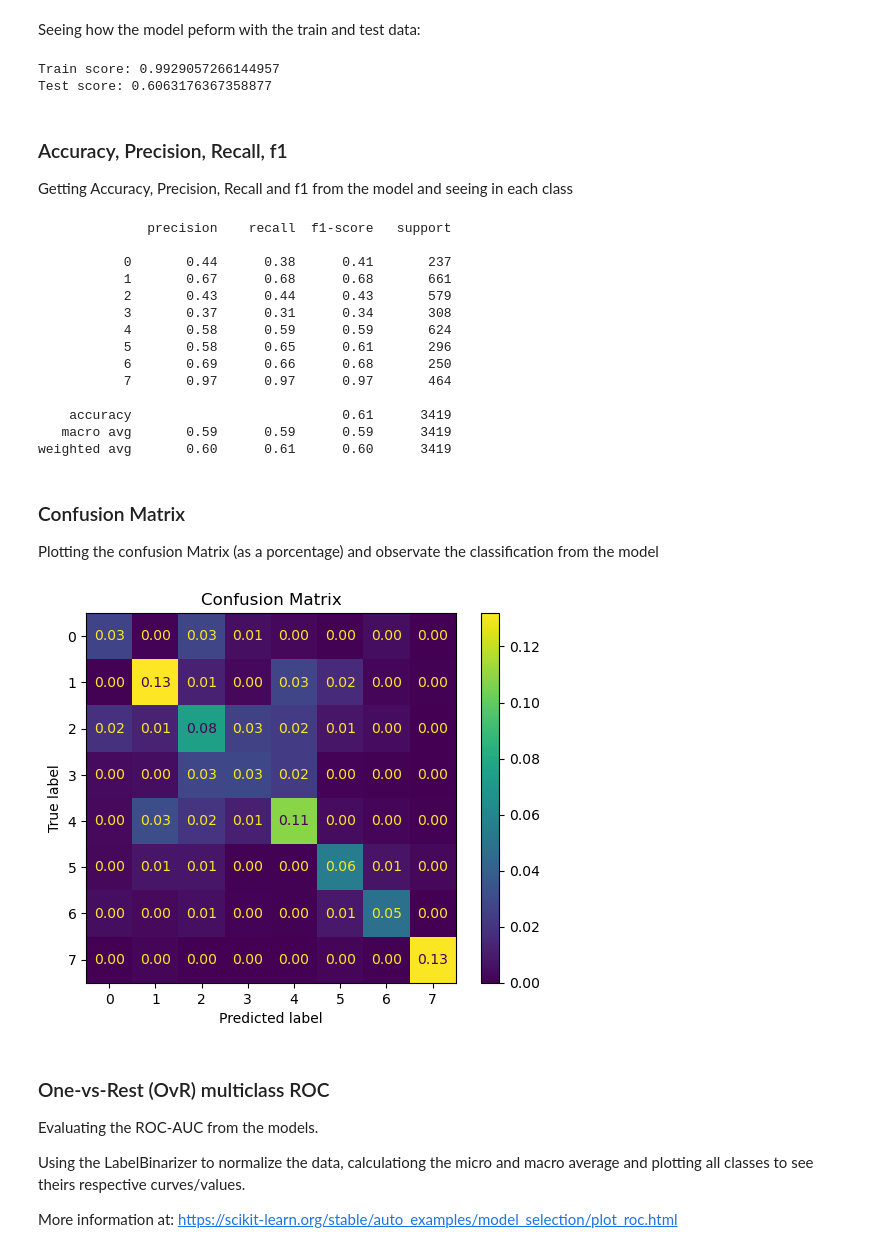
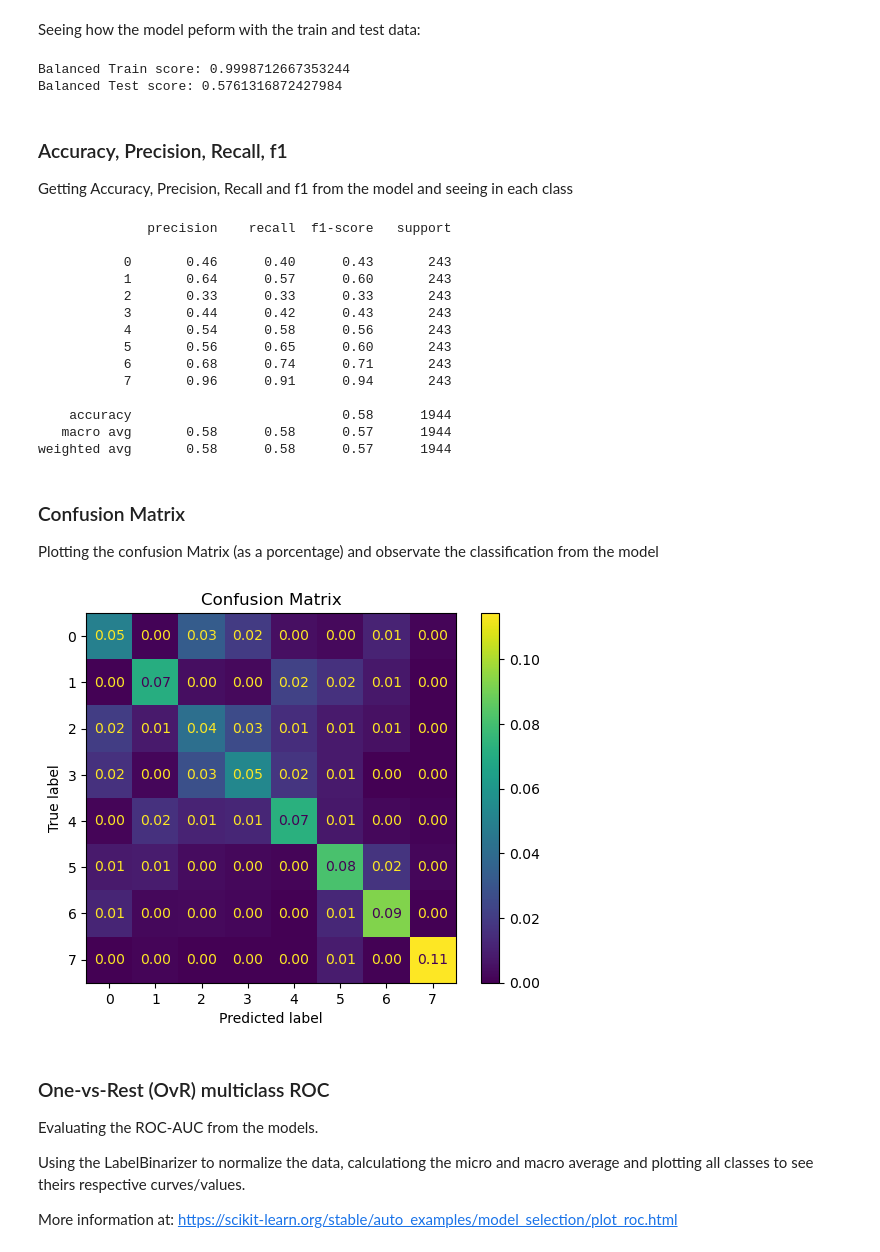
Before and after one commit to ottospiga/blood_cell_classification, a Jupyter notebook: notebooks/03-baseline-model.ipynb, the cells around one changed output. Saved outputs shown, nothing was run; the diff lists cells and outputs as text; code cells hidden in the pictures.

Commit message:
UPDATE: Redoing the baseline model to solidify results

```diff
--- a/notebooks/03-baseline-model.ipynb
+++ b/notebooks/03-baseline-model.ipynb
@@ -59,4 +59,4 @@ images.shape
 Spliting data into training and testing sets
 # %%
 # Spliting data into training and testing sets
-X_train, X_test, y_train, y_test = train_test_split(images, labels, test_size=0.2, random_state=42)
+X_train, X_test, y_train, y_test = train_test_split(images, labels, train_size=0.8, test_size=0.2, stratify=labels, random_state=42)
@@ -84,6 +195,10 @@ print(result)
 Training/fiting the models
 # %%
 # Training logistic regression model
-logreg = LogisticRegression(max_iter=10000)
-logreg.fit(X_train, y_train)
+logreg = LogisticRegression(
+    max_iter=10000,
+    # n_jobs=-1,
+    verbose=1
+)
+logreg.fit(X_train_balanced, y_train_balanced)
 # %% [output]
@@ -101,16 +248,14 @@ LogisticRegression(max_iter=10000)
 Seeing how the model peform with the train and test data:
 # %%
 # Training and test score
-print(f"Train score: {logreg.score(X_train, y_train)}")
-print(f"Test score: {logreg.score(X_test, y_test)}")
-
-# Evaluating the model
-# y_pred = logreg.predict(X_test)
-# accuracy = accuracy_score(y_test, y_pred)
-# print("Accuracy:", accuracy)
+print(f"Balanced Train score: {logreg.score(X_train_balanced, y_train_balanced)}")
+print(f"Balanced Test score: {logreg.score(X_test_balanced, y_test_balanced)}")
+# print("-----------------------")
+# print(f"Train score: {logreg.score(X_train, y_train)}")
+# print(f"Test score: {logreg.score(X_test, y_test)}")
 # %% [output]
-Train score: 0.9929057266144957
-Test score: 0.6063176367358877
+Balanced Train score: 0.9998712667353244
+Balanced Test score: 0.5761316872427984
 # %% [markdown]
 ### Accuracy, Precision, Recall, f1
 
@@ -118,23 +263,24 @@ Getting Accuracy, Precision, Recall and f1 from the model and seeing in each cla
 # %%
 from sklearn.metrics import classification_report
 
-report_initial = classification_report(y_test, y_pred)
+y_pred = logreg.predict(X_test_balanced)
+report_initial = classification_report(y_test_balanced, y_pred)
 print(report_initial)
 # %% [output]
               precision    recall  f1-score   support
 
-           0       0.44      0.38      0.41       237
-           1       0.67      0.68      0.68       661
-           2       0.43      0.44      0.43       579
-           3       0.37      0.31      0.34       308
-           4       0.58      0.59      0.59       624
-           5       0.58      0.65      0.61       296
-           6       0.69      0.66      0.68       250
-           7       0.97      0.97      0.97       464
+           0       0.46      0.40      0.43       243
+           1       0.64      0.57      0.60       243
+           2       0.33      0.33      0.33       243
+           3       0.44      0.42      0.43       243
+           4       0.54      0.58      0.56       243
+           5       0.56      0.65      0.60       243
+           6       0.68      0.74      0.71       243
+           7       0.96      0.91      0.94       243
 
-    accuracy                           0.61      3419
-   macro avg       0.59      0.59      0.59      3419
-weighted avg       0.60      0.61      0.60      3419
+    accuracy                           0.58      1944
+   macro avg       0.58      0.58      0.57      1944
+weighted avg       0.58      0.58      0.57      1944
 # %% [markdown]
 ### Confusion Matrix
 
@@ -142,12 +288,12 @@ Plotting the confusion Matrix (as a porcentage) and observate the classification
 # %%
 import matplotlib.pyplot as plt
 from sklearn.metrics import confusion_matrix, ConfusionMatrixDisplay
 
-ConfusionMatrixDisplay.from_predictions(y_test, y_pred, normalize='all', values_format='.2f')
+ConfusionMatrixDisplay.from_predictions(y_test_balanced, y_pred, normalize='all', values_format='.2f')
 plt.title('Confusion Matrix')
 plt.show()
 # %% [output]
-[figure, old version]
+[figure, new version]
 # %% [markdown]
 ### One-vs-Rest (OvR) multiclass ROC
 
```
Also changed, not shown: parts of 14 cells of this notebook, 4 other files.
